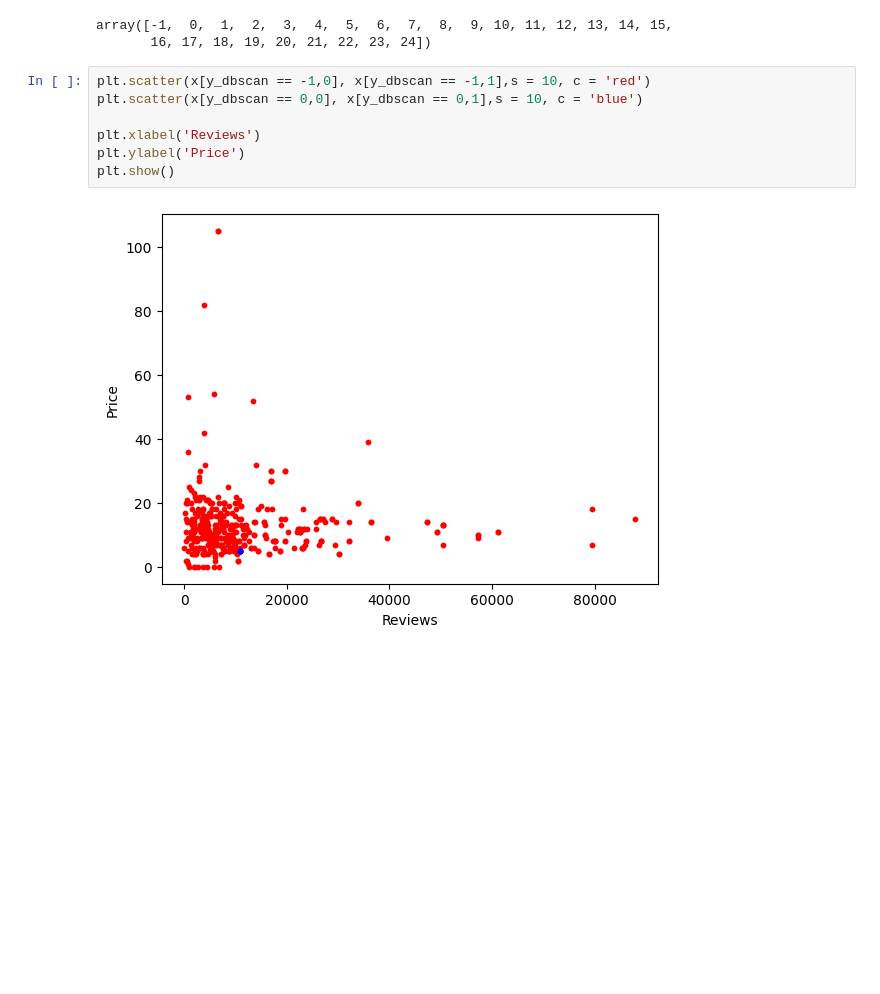
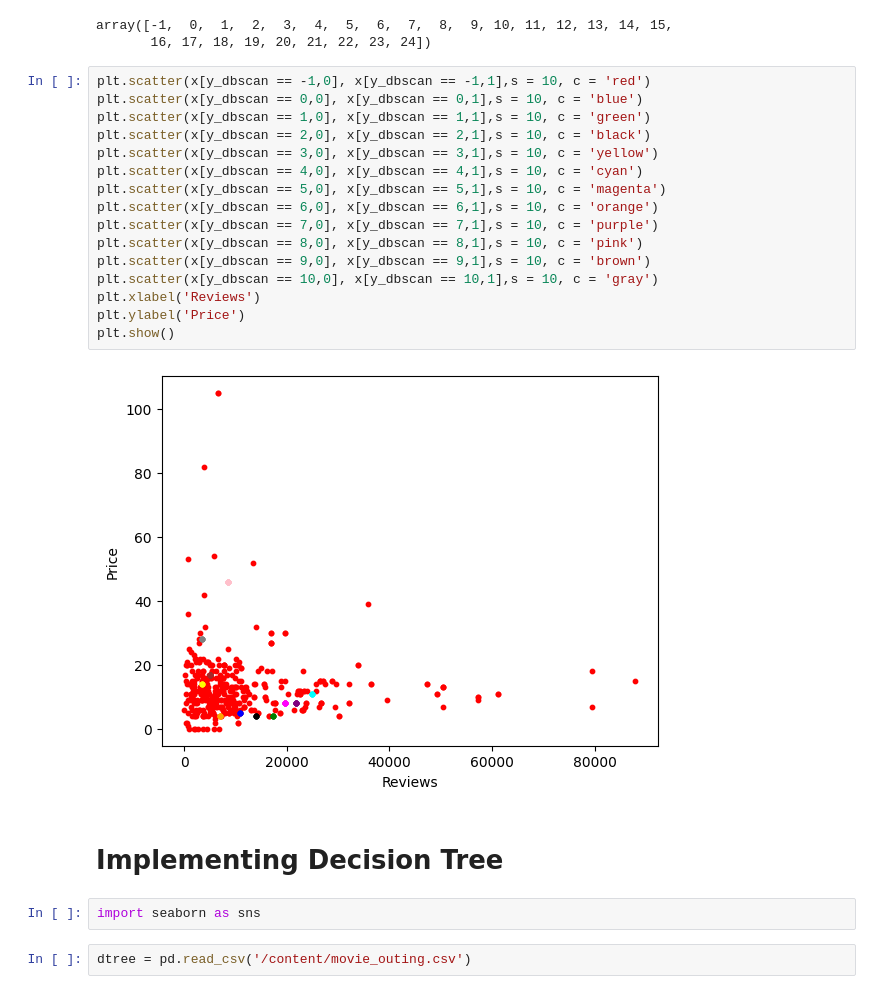
Before and after one commit to MekhzZ/AppliedStatisticsWithPython.ipynb, a Jupyter notebook: DataMining.ipynb, the cells around one changed output. Saved outputs shown, nothing was run; the diff lists cells and outputs as text; blank space fills up the shorter version.

```diff
--- a/DataMining.ipynb
+++ b/DataMining.ipynb
@@ -204,12 +204,27 @@ df['Cluster'].unique()
 # %% [output]
 array([-1,  0,  1,  2,  3,  4,  5,  6,  7,  8,  9, 10, 11, 12, 13, 14, 15,
        16, 17, 18, 19, 20, 21, 22, 23, 24])
-# %%
-plt.scatter(x[y_dbscan == -1,0], x[y_dbscan == -1,1],s = 10, c = 'red')
-plt.scatter(x[y_dbscan == 0,0], x[y_dbscan == 0,1],s = 10, c = 'blue')
-
-plt.xlabel('Reviews')
-plt.ylabel('Price')
-plt.show()
-# %% [output]
-[figure, removed]
+# %%
+plt.scatter(x[y_dbscan == -1,0], x[y_dbscan == -1,1],s = 10, c = 'red')
+plt.scatter(x[y_dbscan == 0,0], x[y_dbscan == 0,1],s = 10, c = 'blue')
+plt.scatter(x[y_dbscan == 1,0], x[y_dbscan == 1,1],s = 10, c = 'green')
+plt.scatter(x[y_dbscan == 2,0], x[y_dbscan == 2,1],s = 10, c = 'black')
+plt.scatter(x[y_dbscan == 3,0], x[y_dbscan == 3,1],s = 10, c = 'yellow')
+plt.scatter(x[y_dbscan == 4,0], x[y_dbscan == 4,1],s = 10, c = 'cyan')
+plt.scatter(x[y_dbscan == 5,0], x[y_dbscan == 5,1],s = 10, c = 'magenta')
+plt.scatter(x[y_dbscan == 6,0], x[y_dbscan == 6,1],s = 10, c = 'orange')
+plt.scatter(x[y_dbscan == 7,0], x[y_dbscan == 7,1],s = 10, c = 'purple')
+plt.scatter(x[y_dbscan == 8,0], x[y_dbscan == 8,1],s = 10, c = 'pink')
+plt.scatter(x[y_dbscan == 9,0], x[y_dbscan == 9,1],s = 10, c = 'brown')
+plt.scatter(x[y_dbscan == 10,0], x[y_dbscan == 10,1],s = 10, c = 'gray')
+plt.xlabel('Reviews')
+plt.ylabel('Price')
+plt.show()
+# %% [output]
+[figure, added]
+# %% [markdown]
+# **Implementing Decision Tree**
+# %%
+import seaborn as sns
+# %%
+dtree = pd.read_csv('/content/movie_outing.csv')
```
Also changed, not shown: parts of 19 cells of this notebook.
